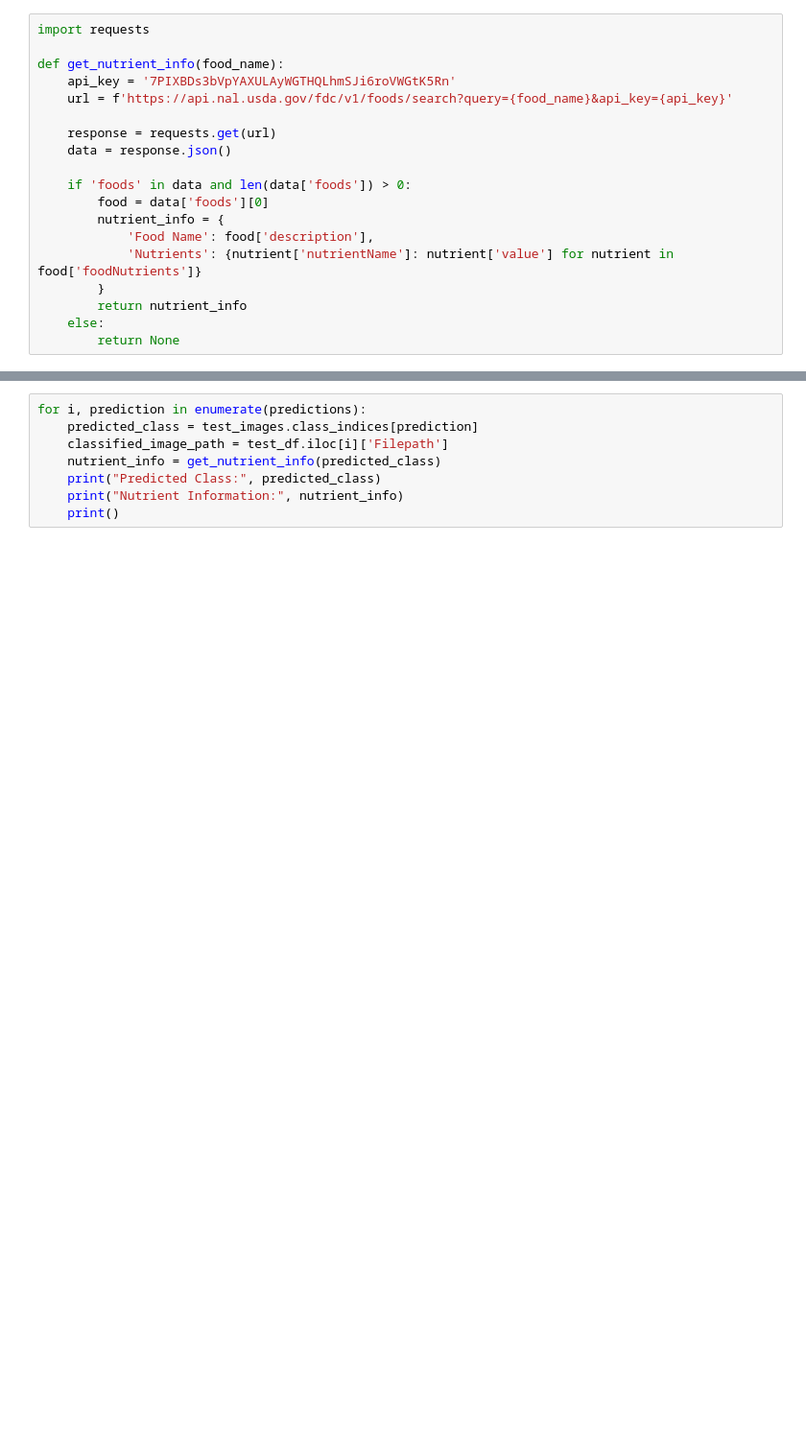
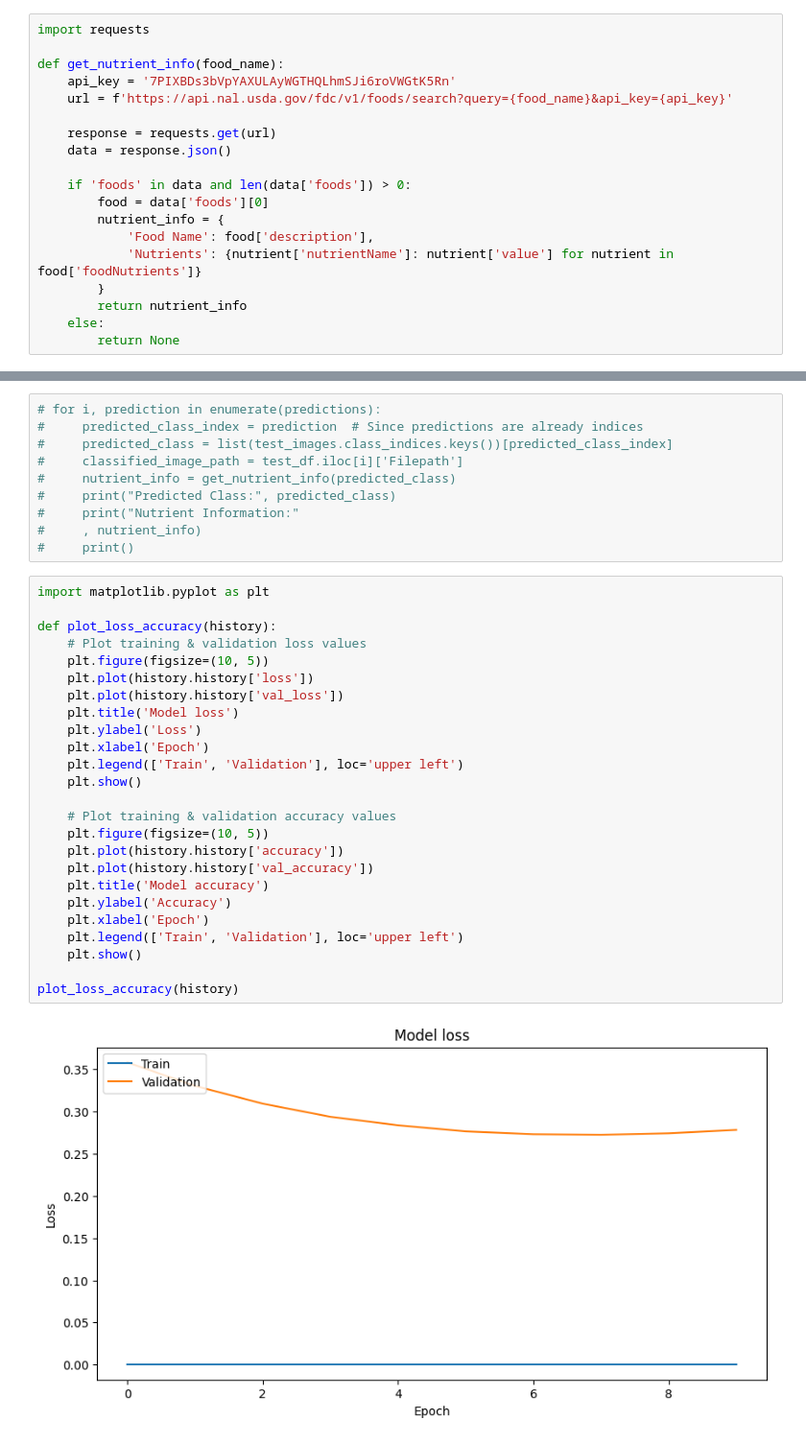
Before and after one commit to Shr1ramN/ImageClassification, a Jupyter notebook: main.ipynb, the cells around one changed output, grey strips where cells are left out. Shown at 96% size. Drawn from its saved outputs; the diff is of its cells as text; blank space fills up the shorter version.

```diff
--- a/main.ipynb
+++ b/main.ipynb
@@ -251,8 +254,37 @@ def get_nutrient_info(food_name):
 # %%
-for i, prediction in enumerate(predictions):
-    predicted_class = test_images.class_indices[prediction]
-    classified_image_path = test_df.iloc[i]['Filepath']
-    nutrient_info = get_nutrient_info(predicted_class)
-    print("Predicted Class:", predicted_class)
-    print("Nutrient Information:", nutrient_info)
-    print()
+# for i, prediction in enumerate(predictions):
+#     predicted_class_index = prediction  # Since predictions are already indices
+#     predicted_class = list(test_images.class_indices.keys())[predicted_class_index]
+#     classified_image_path = test_df.iloc[i]['Filepath']
+#     nutrient_info = get_nutrient_info(predicted_class)
+#     print("Predicted Class:", predicted_class)
+#     print("Nutrient Information:"
+#     , nutrient_info)
+#     print()
+# %%
+import matplotlib.pyplot as plt
+
+def plot_loss_accuracy(history):
+    # Plot training & validation loss values
+    plt.figure(figsize=(10, 5))
+    plt.plot(history.history['loss'])
+    plt.plot(history.history['val_loss'])
+    plt.title('Model loss')
+    plt.ylabel('Loss')
+    plt.xlabel('Epoch')
+    plt.legend(['Train', 'Validation'], loc='upper left')
+    plt.show()
+
+    # Plot training & validation accuracy values
+    plt.figure(figsize=(10, 5))
+    plt.plot(history.history['accuracy'])
+    plt.plot(history.history['val_accuracy'])
+    plt.title('Model accuracy')
+    plt.ylabel('Accuracy')
+    plt.xlabel('Epoch')
+    plt.legend(['Train', 'Validation'], loc='upper left')
+    plt.show()
+
+plot_loss_accuracy(history)
+# %% [output]
+[figure, added]
```
Also changed, not shown: parts of 12 cells of this notebook, 5 other files.
